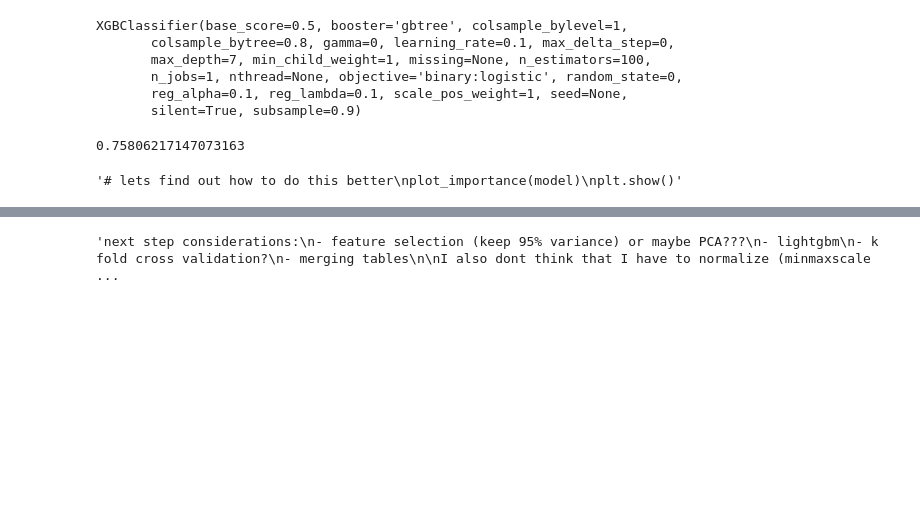
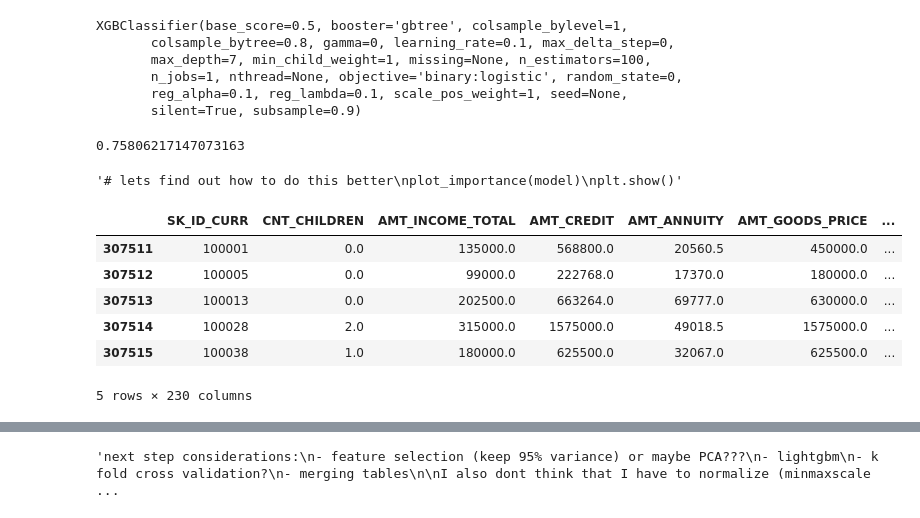
Before and after one commit to Edwardp17/home_credit, a Jupyter notebook: kaggle_home_credit.ipynb, the cells around one changed output, grey strips where cells are left out. Saved outputs shown, nothing was run; the diff lists cells and outputs as text; code cells hidden in the pictures; blank space fills up the shorter version.

```diff
--- a/kaggle_home_credit.ipynb
+++ b/kaggle_home_credit.ipynb
@@ -312,6 +312,17 @@ plot_importance(model)
 plt.show()'''
 # %% [output]
 '# lets find out how to do this better\nplot_importance(model)\nplt.show()'
+# %%
+test['SK_ID_CURR'] = test['SK_ID_CURR'].astype('int32')
+test.head()
+# %% [output]
+|  | SK_ID_CURR | CNT_CHILDREN | AMT_INCOME_TOTAL | AMT_CREDIT | AMT_ANNUITY | AMT_GOODS_PRICE | ... |
+| 307511 | 100001 | 0.0 | 135000.0 | 568800.0 | 20560.5 | 450000.0 | ... |
+| 307512 | 100005 | 0.0 | 99000.0 | 222768.0 | 17370.0 | 180000.0 | ... |
+| 307513 | 100013 | 0.0 | 202500.0 | 663264.0 | 69777.0 | 630000.0 | ... |
+| 307514 | 100028 | 2.0 | 315000.0 | 1575000.0 | 49018.5 | 1575000.0 | ... |
+| 307515 | 100038 | 1.0 | 180000.0 | 625500.0 | 32067.0 | 625500.0 | ... |
+5 rows × 230 columns
 # %%
 test_preds = model.predict_proba(test)
 pred_df = pd.DataFrame()
```
Also changed, not shown: parts of 1 cell of this notebook, 2 other files.
